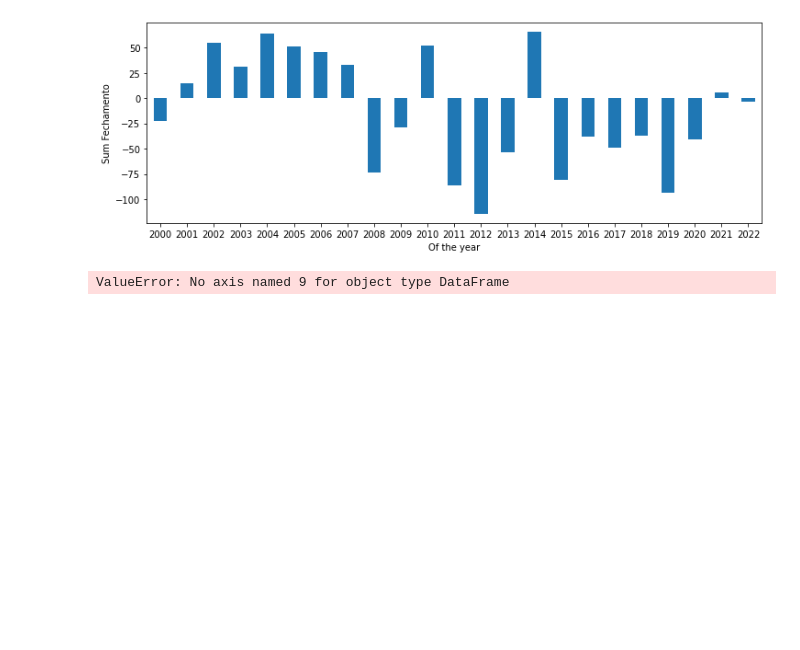
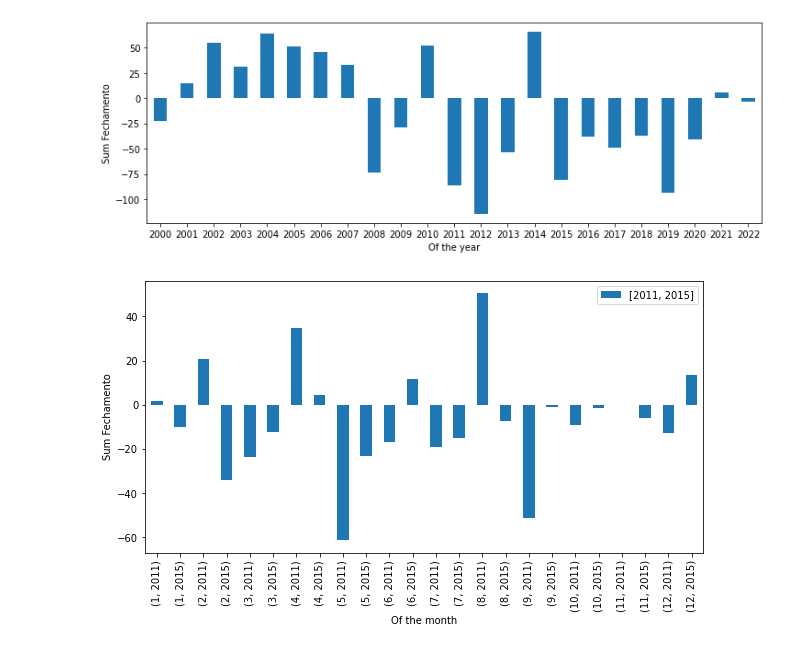
Before and after one commit to TeixeiraData/coffee-repository, a Jupyter notebook: tenminutes.ipynb, the cells around one changed output. Saved outputs shown, nothing was run; the diff lists cells and outputs as text; code cells hidden in the pictures; blank space fills up the shorter version.

```diff
--- a/tenminutes.ipynb
+++ b/tenminutes.ipynb
@@ -102,16 +102,18 @@ plt.xlabel("Of the year");  # custom x label using matplotlib
 plt.ylabel("Sum Fechamento");
 # %% [output]
 [figure]
-# %%
-coffee1.filter(like=2012, axis=9)
-# %% [output]
-ValueError: No axis named 9 for object type DataFrame
+# %%
+values=[2011,2015]
+worst_years = coffee1[coffee1.year.isin(values)]
 # %%
-fig, axs = plt.subplots(figsize=(12, 4))
+fig, axs = plt.subplots(figsize=(10, 5))
 
-coffee1.groupby(coffee1["new_date"].dt.month)["Fecha"].sum().plot(
-    kind='bar', rot=0, ax=axs
+worst_years.groupby([worst_years["new_date"].dt.month, 'year'])["Fecha"].sum().plot( kind='bar'
 )
-plt.xlabel("Of the year");  # custom x label using matplotlib
+plt.xlabel("Of the month");  # custom x label using matplotlib
 
 plt.ylabel("Sum Fechamento");
+
+plt.legend([values]);
+# %% [output]
+[figure, added]
```
Also changed, not shown: parts of 1 cell of this notebook.
